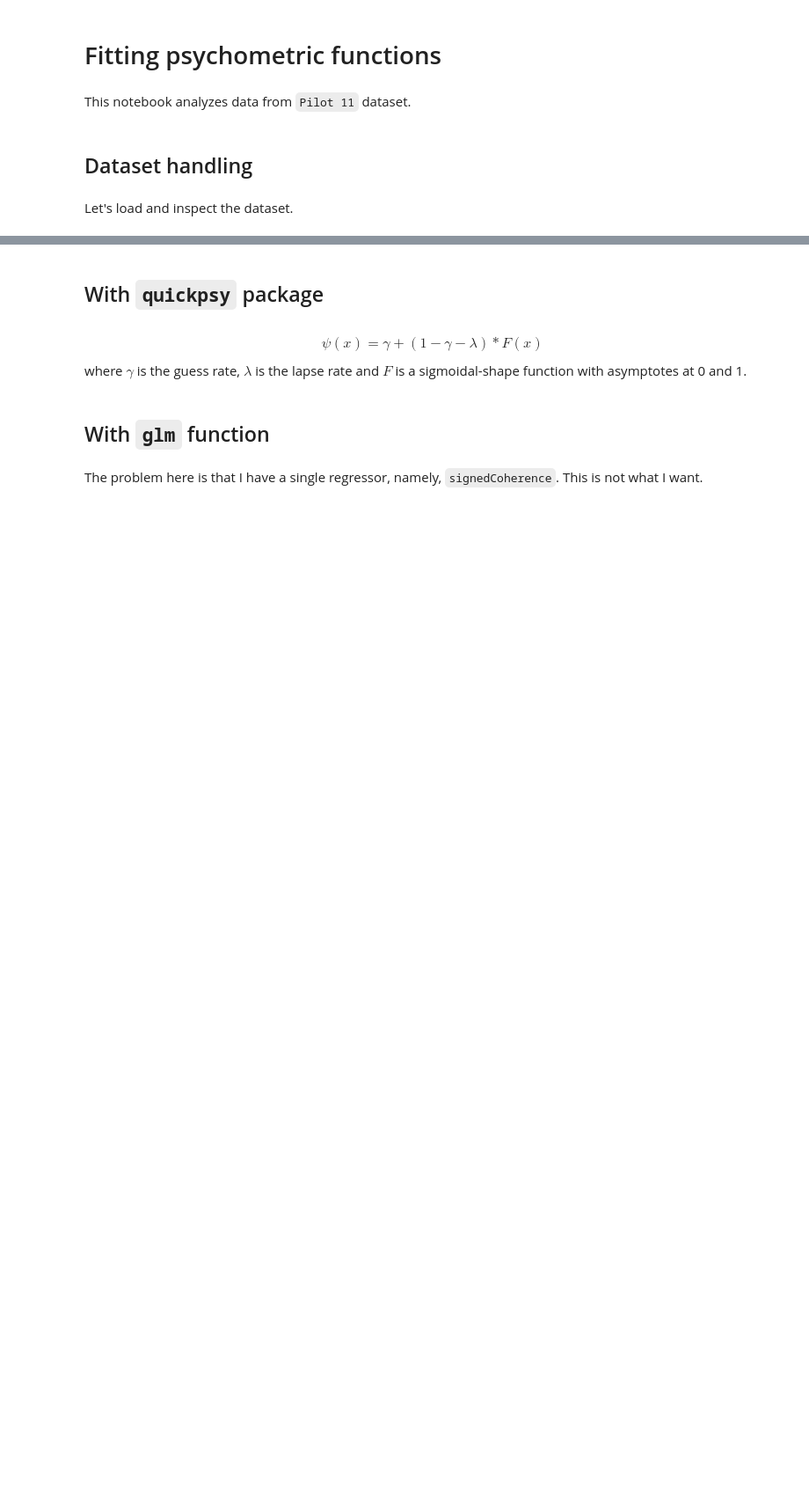
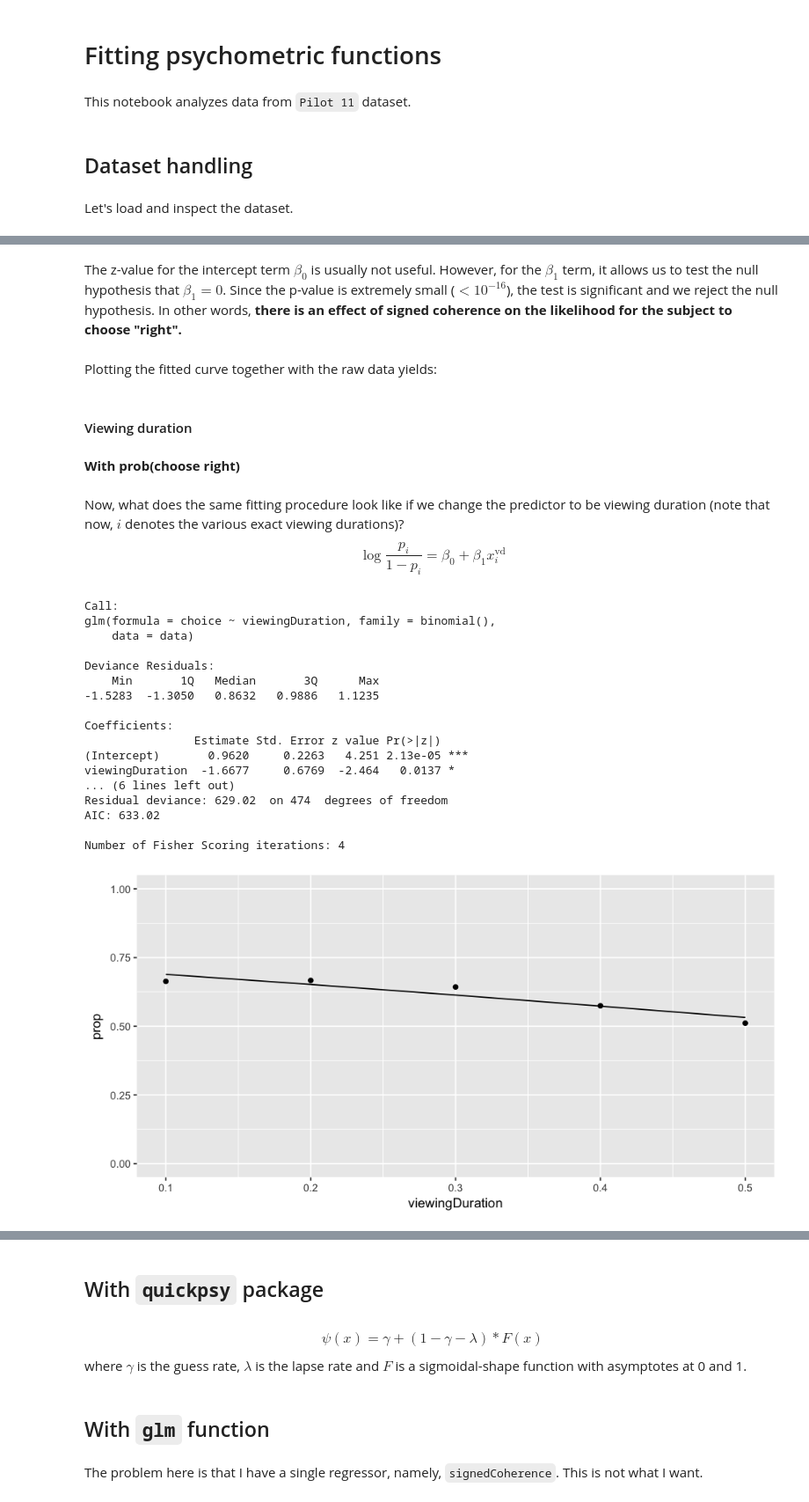
Before and after one commit to TheGoldLab/Analysis_SingleCP_DotsReversal, a Jupyter notebook: Jupyter/Pilot11/psychophysics.ipynb, the cells around one changed output, grey strips where cells are left out. Shown at 88% size. Cells and saved outputs as stored; diff of their text form; code cells hidden in the pictures; blank space fills up the shorter version.

```diff
--- a/Jupyter/Pilot11/psychophysics.ipynb
+++ b/Jupyter/Pilot11/psychophysics.ipynb
@@ -95,0 +122,32 @@ fitted_curve <- data.table(x=x_1, y=fit_1_prop)
+# %% [markdown]
+The z-value for the intercept term $\beta_0$ is usually not useful. However, for the $\beta_1$ term, it allows us to test the null hypothesis that $\beta_1=0$. Since the p-value is extremely small ($<10^{-16}$), the test is significant and we reject the null hypothesis. In other words, **there is an effect of signed coherence on the likelihood for the subject to choose "right".**
+# %% [markdown]
+Plotting the fitted curve together with the raw data yields:
+# %% [markdown]
+#### Viewing duration
+# %% [markdown]
+**With prob(choose right)**
+# %% [markdown]
+Now, what does the same fitting procedure look like if we change the predictor to be viewing duration (note that now, $i$ denotes the various exact viewing durations)?
+$$\log\frac{p_i}{1-p_i}=\beta_0+\beta_1x^\text{vd}_i$$
+# %%
+fit_logistic_single_pred(data, choice, "right", viewingDuration)
+# %% [output]
+Call:
+glm(formula = choice ~ viewingDuration, family = binomial(),
+    data = data)
+
+Deviance Residuals:
+    Min       1Q   Median       3Q      Max
+-1.5283  -1.3050   0.8632   0.9886   1.1235
+
+Coefficients:
+                Estimate Std. Error z value Pr(>|z|)
+(Intercept)       0.9620     0.2263   4.251 2.13e-05 ***
+viewingDuration  -1.6677     0.6769  -2.464   0.0137 *
+... (6 lines left out)
+Residual deviance: 629.02  on 474  degrees of freedom
+AIC: 633.02
+
+Number of Fisher Scoring iterations: 4
+[figure, added]
```
Also changed, not shown: parts of 38 cells of this notebook.
